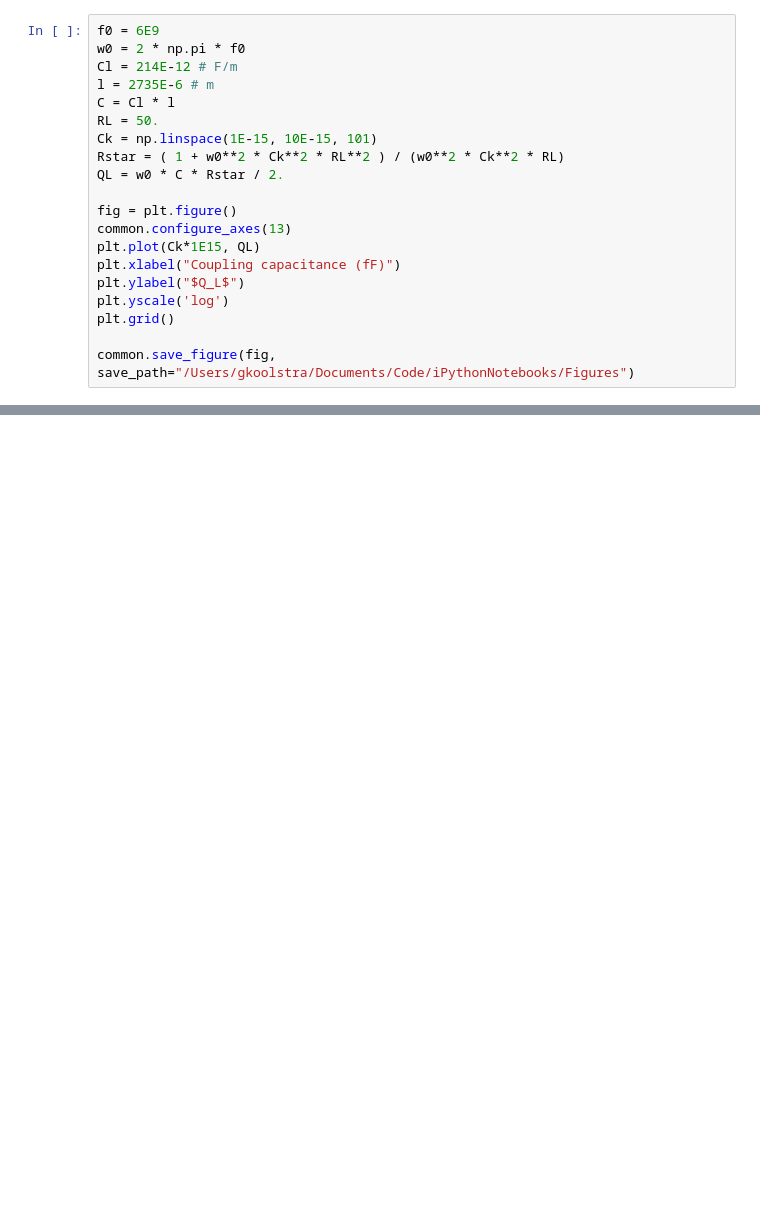
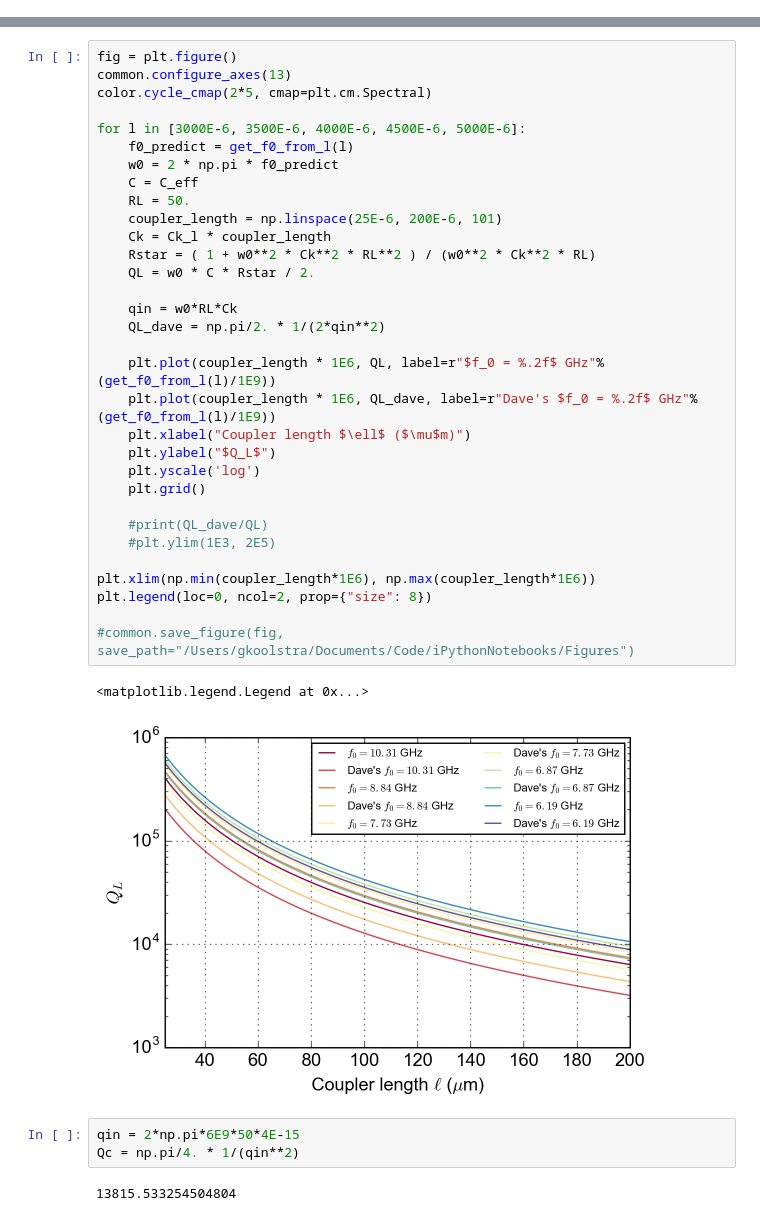
Before and after one commit to gkoolstra/ipython-notebooks, a Jupyter notebook: 20170203 - Coupling capacitor values.ipynb, the cells around one changed output, grey strips where cells are left out. Cells and saved outputs as stored; diff of their text form; blank space fills up the shorter version.

```diff
--- a/20170203 - Coupling capacitor values.ipynb
+++ b/20170203 - Coupling capacitor values.ipynb
@@ -18,23 +19,3 @@ from TrapAnalysis import artificial_anneal as anneal
 
 %matplotlib inline
 %config InlineBackend.figure_format='retina'
-# %%
-f0 = 6E9
-w0 = 2 * np.pi * f0
-Cl = 214E-12 # F/m
-l = 2735E-6 # m
-C = Cl * l
-RL = 50.
-Ck = np.linspace(1E-15, 10E-15, 101)
-Rstar = ( 1 + w0**2 * Ck**2 * RL**2 ) / (w0**2 * Ck**2 * RL)
-QL = w0 * C * Rstar / 2.
-
-fig = plt.figure()
-common.configure_axes(13)
-plt.plot(Ck*1E15, QL)
-plt.xlabel("Coupling capacitance (fF)")
-plt.ylabel("$Q_L$")
-plt.yscale('log')
-plt.grid()
-
-common.save_figure(fig, save_path="/Users/gkoolstra/Documents/Code/iPythonNotebooks/Figures")
@@ -46,0 +65,40 @@ $$ \ell = \frac{4\cdot 10^{-15}}{23.9 \cdot 10^{-12}}  = 167 \mu m$$
+# %%
+fig = plt.figure()
+common.configure_axes(13)
+color.cycle_cmap(2*5, cmap=plt.cm.Spectral)
+
+for l in [3000E-6, 3500E-6, 4000E-6, 4500E-6, 5000E-6]:
+    f0_predict = get_f0_from_l(l)
+    w0 = 2 * np.pi * f0_predict
+    C = C_eff
+    RL = 50.
+    coupler_length = np.linspace(25E-6, 200E-6, 101)
+    Ck = Ck_l * coupler_length
+    Rstar = ( 1 + w0**2 * Ck**2 * RL**2 ) / (w0**2 * Ck**2 * RL)
+    QL = w0 * C * Rstar / 2.
+
+    qin = w0*RL*Ck
+    QL_dave = np.pi/2. * 1/(2*qin**2)
+
+    plt.plot(coupler_length * 1E6, QL, label=r"$f_0 = %.2f$ GHz"%(get_f0_from_l(l)/1E9))
+    plt.plot(coupler_length * 1E6, QL_dave, label=r"Dave's $f_0 = %.2f$ GHz"%(get_f0_from_l(l)/1E9))
+    plt.xlabel("Coupler length $\ell$ ($\mu$m)")
+    plt.ylabel("$Q_L$")
+    plt.yscale('log')
+    plt.grid()
+
+    #print(QL_dave/QL)
+    #plt.ylim(1E3, 2E5)
+
+plt.xlim(np.min(coupler_length*1E6), np.max(coupler_length*1E6))
+plt.legend(loc=0, ncol=2, prop={"size": 8})
+
+#common.save_figure(fig, save_path="/Users/gkoolstra/Documents/Code/iPythonNotebooks/Figures")
+# %% [output]
+<matplotlib.legend.Legend at 0x...>
+[figure, added]
+# %%
+qin = 2*np.pi*6E9*50*4E-15
+Qc = np.pi/4. * 1/(qin**2)
+# %% [output]
+13815.533254504804
```
Also changed, not shown: parts of 5 cells of this notebook, 2 other files.
